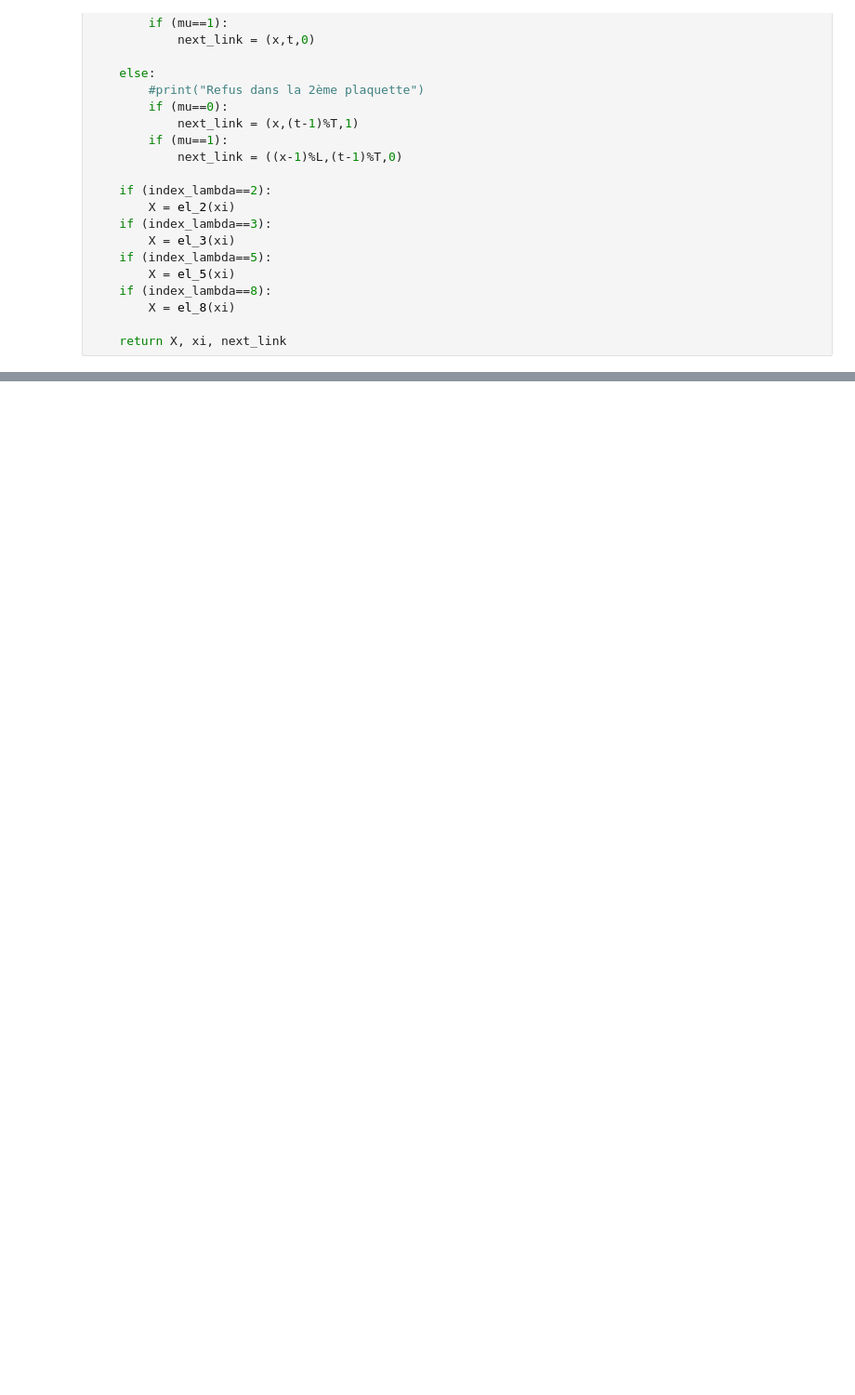
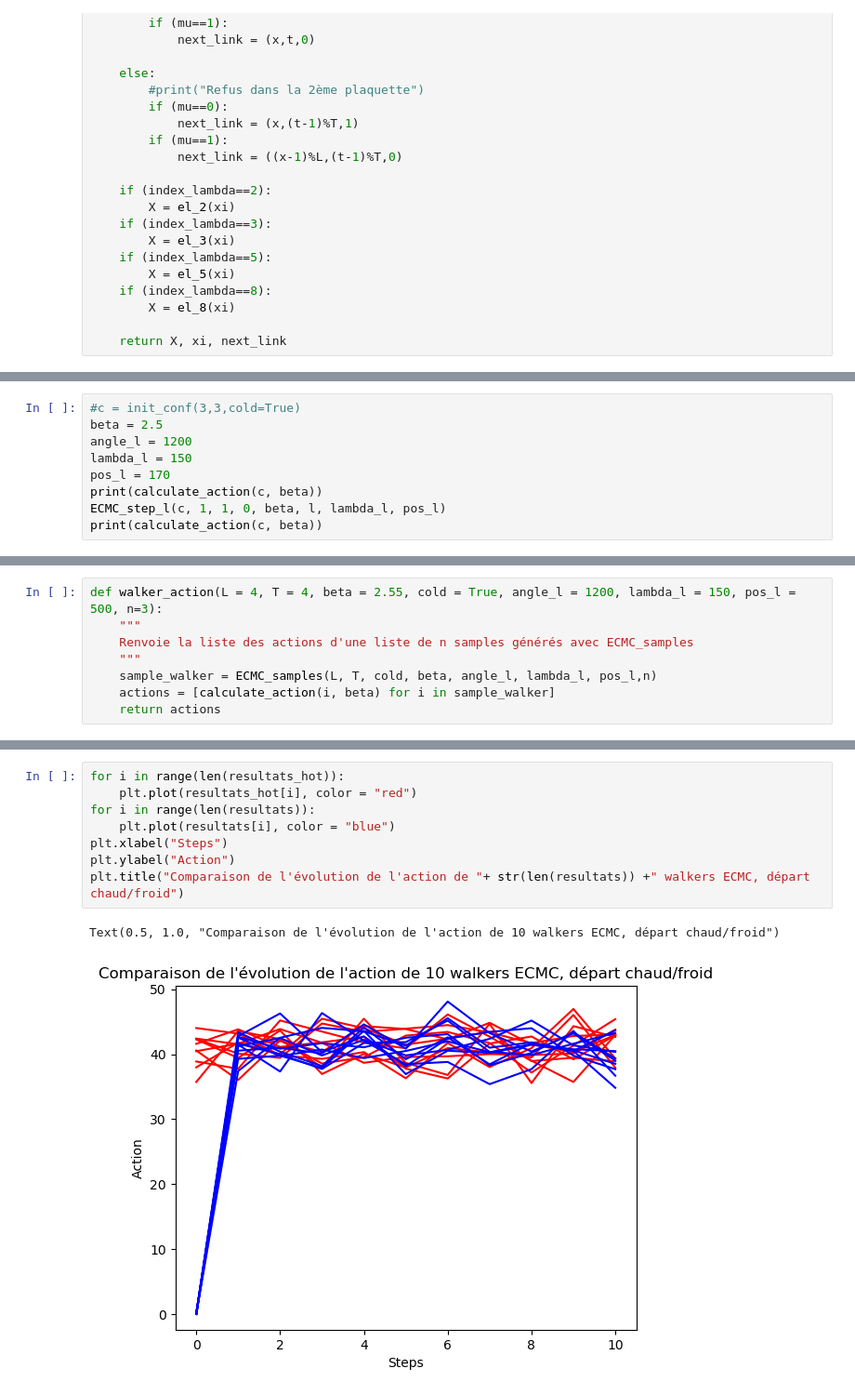
Before and after one commit to yacobozdalkiran/generate_conf_python, a Jupyter notebook: generate_conf_modulo.ipynb, the cells around one changed output, grey strips where cells are left out. Shown at 93% size. Saved outputs shown, nothing was run; the diff lists cells and outputs as text; blank space fills up the shorter version.

```diff
--- a/generate_conf_modulo.ipynb
+++ b/generate_conf_modulo.ipynb
@@ -370,0 +456,9 @@ print(calculate_action(c,beta))
+# %%
+#c = init_conf(3,3,cold=True)
+beta = 2.5
+angle_l = 1200
+lambda_l = 150
+pos_l = 170
+print(calculate_action(c, beta))
+ECMC_step_l(c, 1, 1, 0, beta, l, lambda_l, pos_l)
+print(calculate_action(c, beta))
@@ -370,0 +511,8 @@ print(calculate_action(c,beta))
+# %%
+def walker_action(L = 4, T = 4, beta = 2.55, cold = True, angle_l = 1200, lambda_l = 150, pos_l = 500, n=3):
+    """
+    Renvoie la liste des actions d'une liste de n samples générés avec ECMC_samples
+    """
+    sample_walker = ECMC_samples(L, T, cold, beta, angle_l, lambda_l, pos_l,n)
+    actions = [calculate_action(i, beta) for i in sample_walker]
+    return actions
@@ -370,0 +847,11 @@ print(calculate_action(c,beta))
+# %%
+for i in range(len(resultats_hot)):
+    plt.plot(resultats_hot[i], color = "red")
+for i in range(len(resultats)):
+    plt.plot(resultats[i], color = "blue")
+plt.xlabel("Steps")
+plt.ylabel("Action")
+plt.title("Comparaison de l'évolution de l'action de "+ str(len(resultats)) +" walkers ECMC, départ chaud/froid")
+# %% [output]
+Text(0.5, 1.0, "Comparaison de l'évolution de l'action de 10 walkers ECMC, départ chaud/froid")
+[figure, added]
```
Also changed, not shown: parts of 14 cells of this notebook.
